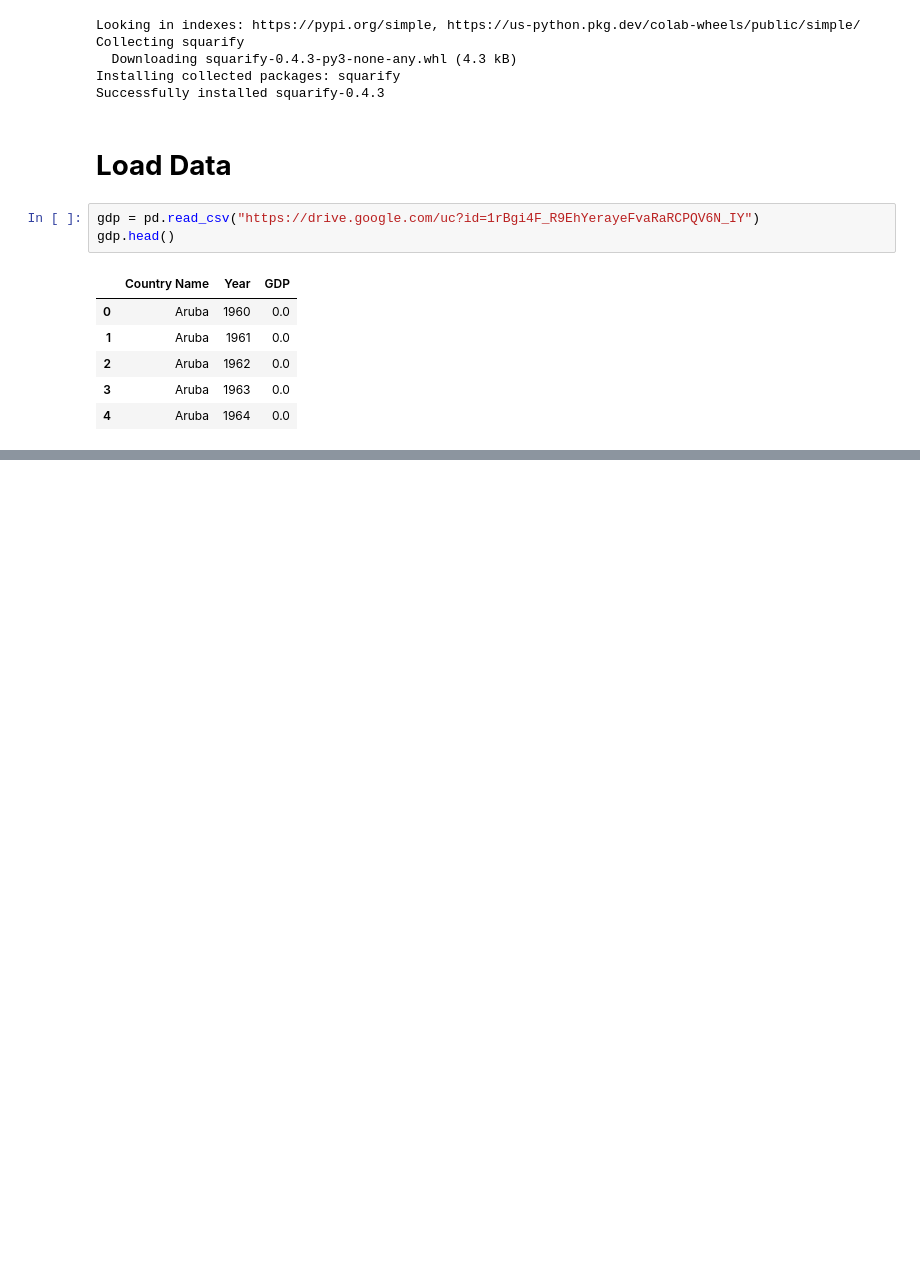
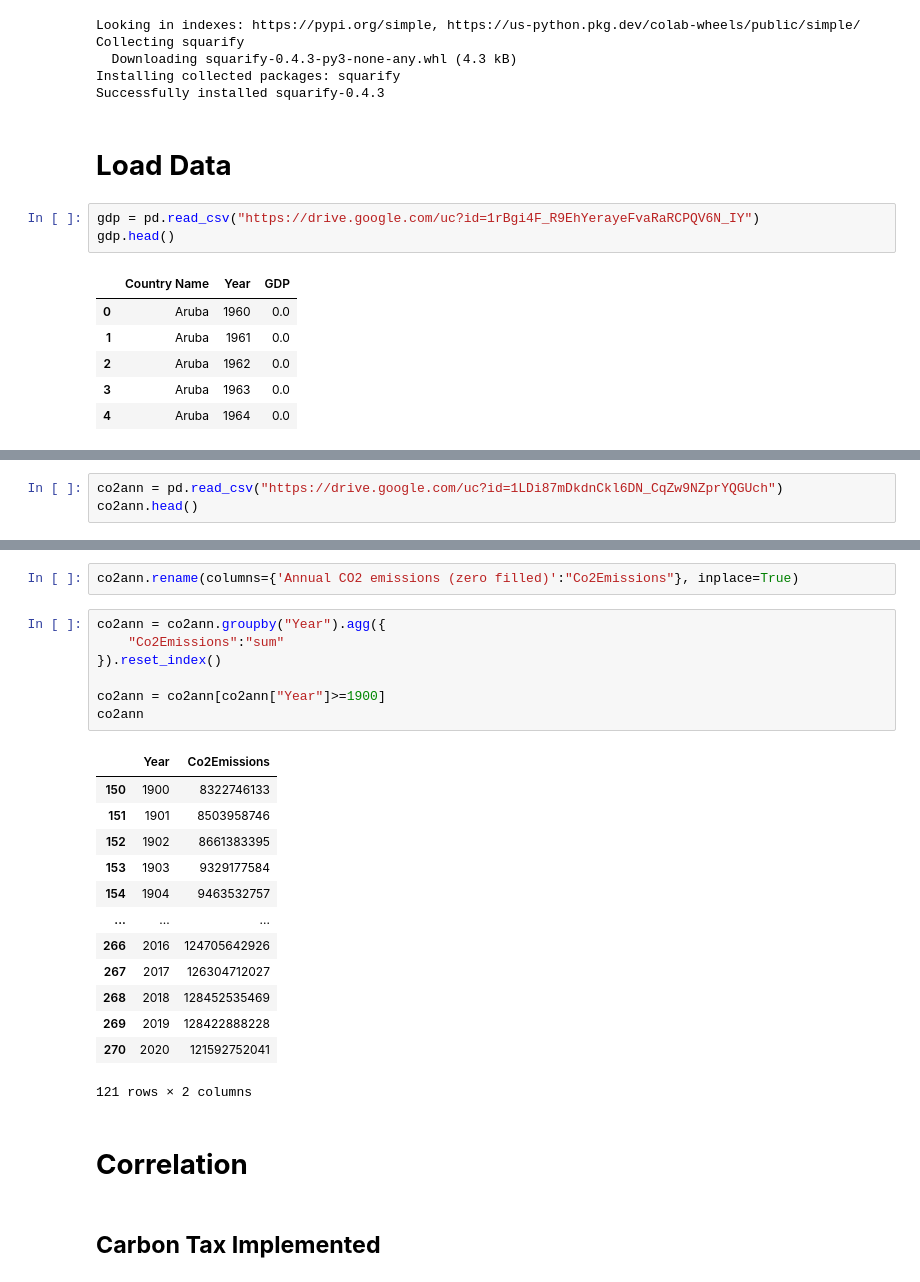
Before and after one commit to nurimammasri/Air-Quality-Index-Analysis-and-Correlation-Effect, a Jupyter notebook: 03. Co2 Emissions and Economic.ipynb, the cells around one changed output, grey strips where cells are left out. Saved outputs shown, nothing was run; the diff lists cells and outputs as text; blank space fills up the shorter version.

```diff
--- a/03. Co2 Emissions and Economic.ipynb
+++ b/03. Co2 Emissions and Economic.ipynb
@@ -45,0 +66,3 @@ gdp.head()
+# %%
+co2ann = pd.read_csv("https://drive.google.com/uc?id=1LDi87mDkdnCkl6DN_CqZw9NZprYQGUch")
+co2ann.head()
@@ -45,0 +121,27 @@ gdp.head()
+# %%
+co2ann.rename(columns={'Annual CO2 emissions (zero filled)':"Co2Emissions"}, inplace=True)
+# %%
+co2ann = co2ann.groupby("Year").agg({
+    "Co2Emissions":"sum"
+}).reset_index()
+
+co2ann = co2ann[co2ann["Year"]>=1900]
+co2ann
+# %% [output]
+|  | Year | Co2Emissions |
+| 150 | 1900 | 8322746133 |
+| 151 | 1901 | 8503958746 |
+| 152 | 1902 | 8661383395 |
+| 153 | 1903 | 9329177584 |
+| 154 | 1904 | 9463532757 |
+| ... | ... | ... |
+| 266 | 2016 | 124705642926 |
+| 267 | 2017 | 126304712027 |
+| 268 | 2018 | 128452535469 |
+| 269 | 2019 | 128422888228 |
+| 270 | 2020 | 121592752041 |
+121 rows × 2 columns
+# %% [markdown]
+# **Correlation**
+# %% [markdown]
+## **Carbon Tax Implemented**
```
Also changed, not shown: parts of 34 cells of this notebook.
